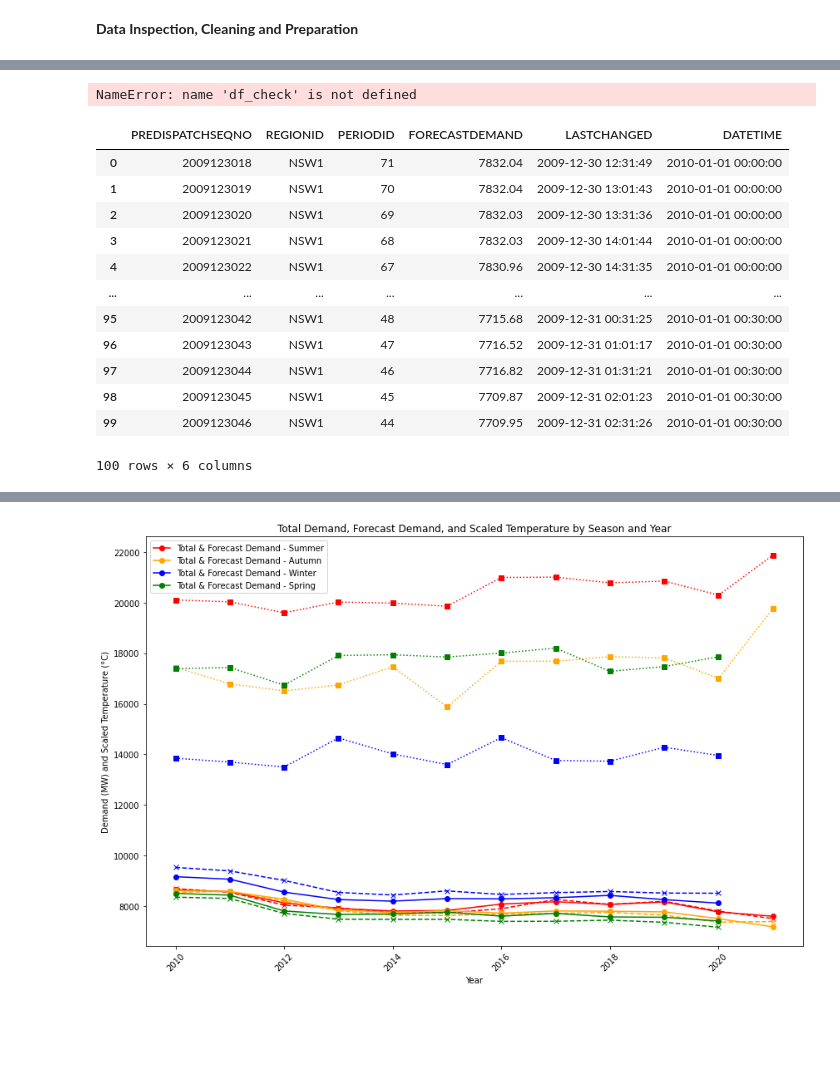
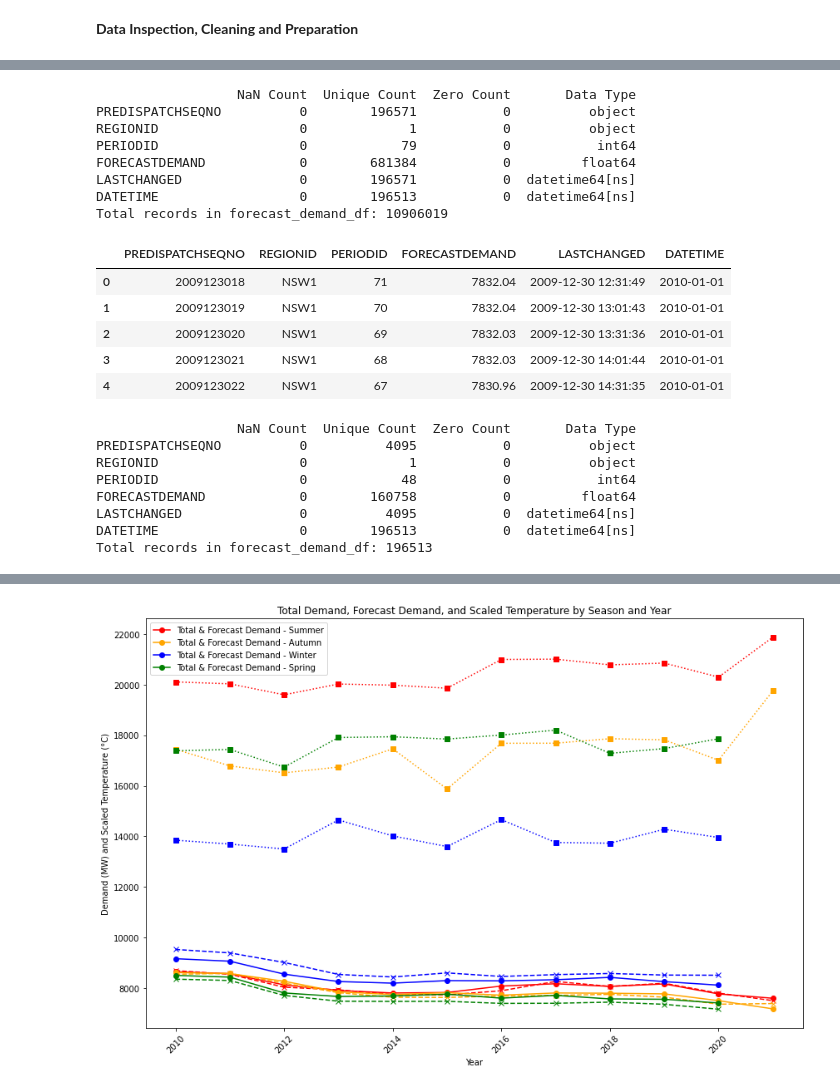
Before and after one commit to KaiJDect/Group10_project, a Jupyter notebook: src/ARCEO_EDA.ipynb, the cells around one changed output, grey strips where cells are left out. Saved outputs shown, nothing was run; the diff lists cells and outputs as text; code cells hidden in the pictures; blank space fills up the shorter version.

```diff
--- a/src/ARCEO_EDA.ipynb
+++ b/src/ARCEO_EDA.ipynb
@@ -36,7 +30,9 @@ import numpy as np
 # %%
-# Load the forecast demand data
+# Load the demand, forecast and temperature data
+os.chdir('/content/drive/MyDrive/data/Group10_project')
+
 forecast_demand_df = pd.read_csv(
-    'data/forecastdemand_nsw.csv',
+    'data/NSW/forecastdemand_nsw.csv',
     sep=',',
     header=0,
     dtype={'PREDISPATCHSEQNO': str, 'PERIODID': int, 'FORECASTDEMAND': float},
@@ -44,14 +40,12 @@ forecast_demand_df = pd.read_csv(
 )
 
 # Load the temperature data
-temperature_df = pd.read_csv('data/temperature_nsw.csv', sep=',', header=0)
+temperature_df = pd.read_csv('data/NSW/temperature_nsw.csv', sep=',', header=0)
 
 
 # Load the total demand data
-total_demand_df = pd.read_csv('data/totaldemand_nsw.csv', sep=',', header=0,
+total_demand_df = pd.read_csv('data/NSW/totaldemand_nsw.csv', sep=',', header=0,
                               parse_dates=['DATETIME'],
                               dtype={'TOTALDEMAND': float,'REGIONID': str}
                               )
-# Load the wildfiredata
-wildfire_df = pd.read_csv('data/NSW_fire_history_wildfire.csv', sep=',', header=0, parse_dates=['StartDate','EndDate'],)
 # %%
@@ -66,21 +62,22 @@ wildfire_df
 | 4 | 5 |  | 70/160 | 1970-71 Prescribed Burn | 1970-01-01 00:00:00+00:00 | 1970-01-01 00:00:00+00:00 | 28.484088 | 2695.160793 | 26/03/2020 | Prescribed Burn | ... |
 # %%
 df_check(forecast_demand_df)
+print(f'Total records in forecast_demand_df: {len(forecast_demand_df)}')
 # %% [output]
-NameError: name 'df_check' is not defined
+                  NaN Count  Unique Count  Zero Count       Data Type
+PREDISPATCHSEQNO          0        196571           0          object
+REGIONID                  0             1           0          object
+PERIODID                  0            79           0           int64
+FORECASTDEMAND            0        681384           0         float64
+LASTCHANGED               0        196571           0  datetime64[ns]
+DATETIME                  0        196513           0  datetime64[ns]
+Total records in forecast_demand_df: 10906019
 # %%
-forecast_demand_df.head(100)
+forecast_demand_df.head()
 # %% [output]
 |  | PREDISPATCHSEQNO | REGIONID | PERIODID | FORECASTDEMAND | LASTCHANGED | DATETIME |
-| 0 | 2009123018 | NSW1 | 71 | 7832.04 | 2009-12-30 12:31:49 | 2010-01-01 00:00:00 |
-| 1 | 2009123019 | NSW1 | 70 | 7832.04 | 2009-12-30 13:01:43 | 2010-01-01 00:00:00 |
-| 2 | 2009123020 | NSW1 | 69 | 7832.03 | 2009-12-30 13:31:36 | 2010-01-01 00:00:00 |
-| 3 | 2009123021 | NSW1 | 68 | 7832.03 | 2009-12-30 14:01:44 | 2010-01-01 00:00:00 |
-| 4 | 2009123022 | NSW1 | 67 | 7830.96 | 2009-12-30 14:31:35 | 2010-01-01 00:00:00 |
-| ... | ... | ... | ... | ... | ... | ... |
-| 95 | 2009123042 | NSW1 | 48 | 7715.68 | 2009-12-31 00:31:25 | 2010-01-01 00:30:00 |
-| 96 | 2009123043 | NSW1 | 47 | 7716.52 | 2009-12-31 01:01:17 | 2010-01-01 00:30:00 |
-| 97 | 2009123044 | NSW1 | 46 | 7716.82 | 2009-12-31 01:31:21 | 2010-01-01 00:30:00 |
-| 98 | 2009123045 | NSW1 | 45 | 7709.87 | 2009-12-31 02:01:23 | 2010-01-01 00:30:00 |
-| 99 | 2009123046 | NSW1 | 44 | 7709.95 | 2009-12-31 02:31:26 | 2010-01-01 00:30:00 |
+| 0 | 2009123018 | NSW1 | 71 | 7832.04 | 2009-12-30 12:31:49 | 2010-01-01 |
+| 1 | 2009123019 | NSW1 | 70 | 7832.04 | 2009-12-30 13:01:43 | 2010-01-01 |
+| 2 | 2009123020 | NSW1 | 69 | 7832.03 | 2009-12-30 13:31:36 | 2010-01-01 |
+| 3 | 2009123021 | NSW1 | 68 | 7832.03 | 2009-12-30 14:01:44 | 2010-01-01 |
+| 4 | 2009123022 | NSW1 | 67 | 7830.96 | 2009-12-30 14:31:35 | 2010-01-01 |
-100 rows × 6 columns
@@ -87,2 +90,14 @@ forecast_demand_df.head(100)
+# %%
+df_check(forecast_demand_df)
+print(f'Total records in forecast_demand_df: {len(forecast_demand_df)}')
+# %% [output]
+                  NaN Count  Unique Count  Zero Count       Data Type
+PREDISPATCHSEQNO          0          4095           0          object
+REGIONID                  0             1           0          object
+PERIODID                  0            48           0           int64
+FORECASTDEMAND            0        160758           0         float64
+LASTCHANGED               0          4095           0  datetime64[ns]
+DATETIME                  0        196513           0  datetime64[ns]
+Total records in forecast_demand_df: 196513
 # %%
 df_check(total_demand_df)
```
Also changed, not shown: parts of 28 cells of this notebook.
